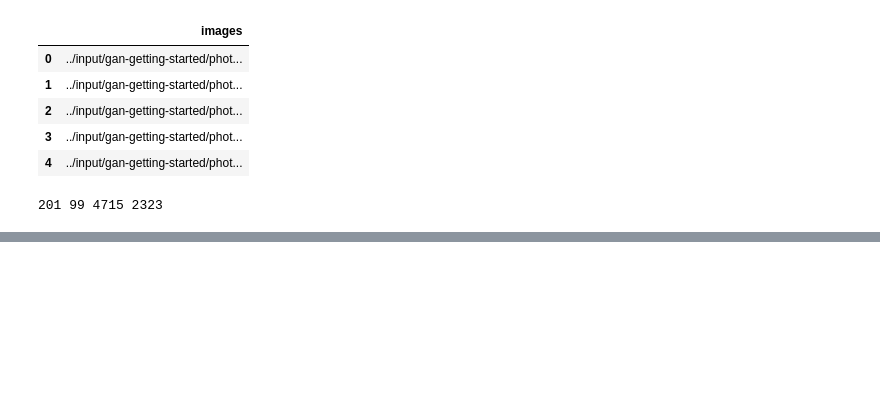
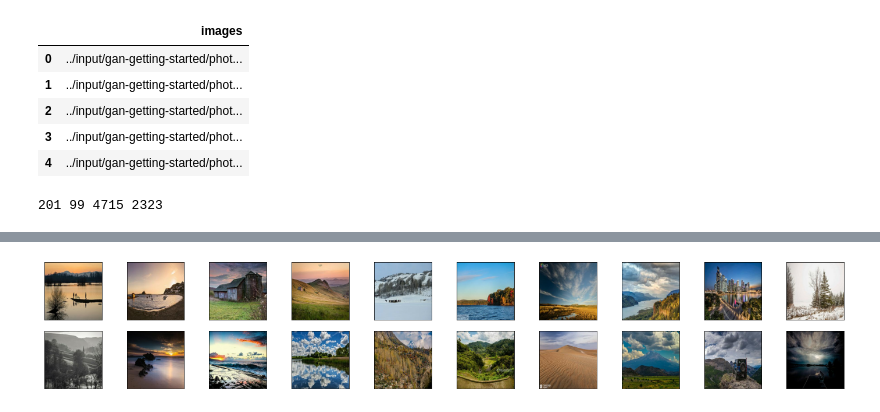
Before and after one commit to parikshitsaikia1619/Kaggle-Competitions, a Jupyter notebook: Monet GAN/domain-transfer-using-cyclegan-pytorch.ipynb, the cells around one changed output, grey strips where cells are left out. Drawn from its saved outputs; the diff is of its cells as text; code cells hidden in the pictures; blank space fills up the shorter version.

```diff
--- a/Monet GAN/domain-transfer-using-cyclegan-pytorch.ipynb
+++ b/Monet GAN/domain-transfer-using-cyclegan-pytorch.ipynb
@@ -142,0 +169,5 @@ for idx in np.arange(20):
+# %%
+#images of photos from dataloader Y
+show_dataloader(loader_train_Y)
+# %% [output]
+[figure, added]
```
Also changed, not shown: parts of 5 cells of this notebook.
